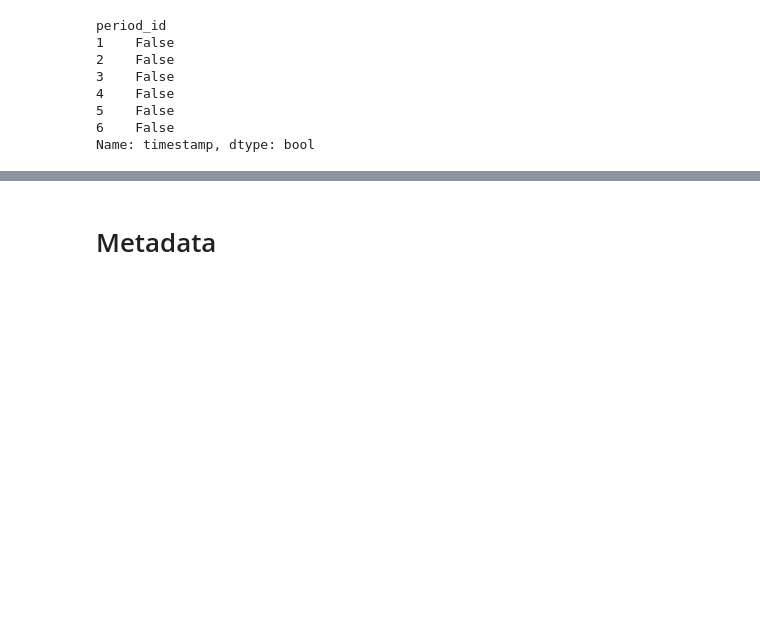
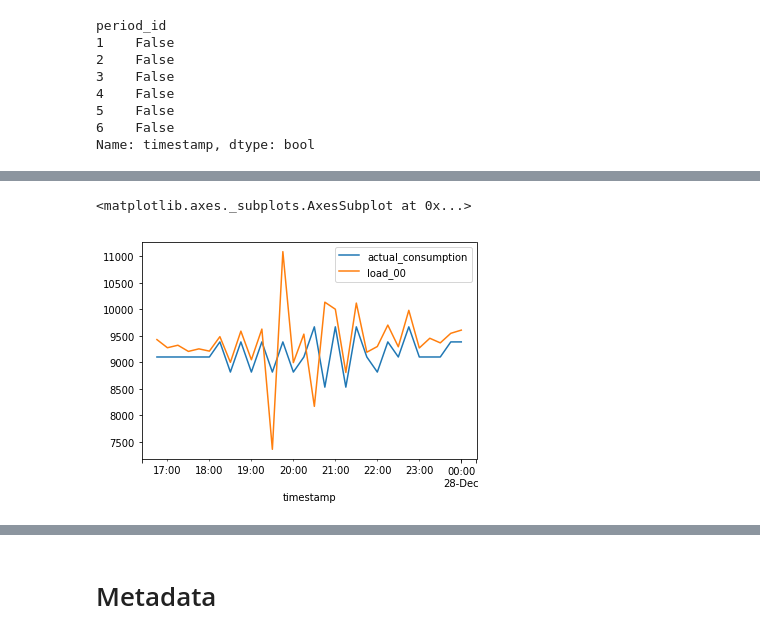
Before and after one commit to GabeOchieng/schneider, a Jupyter notebook: data-preparation/0.3-process-data-optimization.ipynb, the cells around one changed output, grey strips where cells are left out. Drawn from its saved outputs; the diff is of its cells as text; code cells hidden in the pictures; blank space fills up the shorter version.

```diff
--- a/data-preparation/0.3-process-data-optimization.ipynb
+++ b/data-preparation/0.3-process-data-optimization.ipynb
@@ -137,0 +132,5 @@ test_df.columns.tolist()
+# %%
+test_df[['actual_consumption', 'load_00']].head(30).plot()
+# %% [output]
+<matplotlib.axes._subplots.AxesSubplot at 0x...>
+[figure, added]
```
Also changed, not shown: parts of 4 cells of this notebook, 1 other file.
